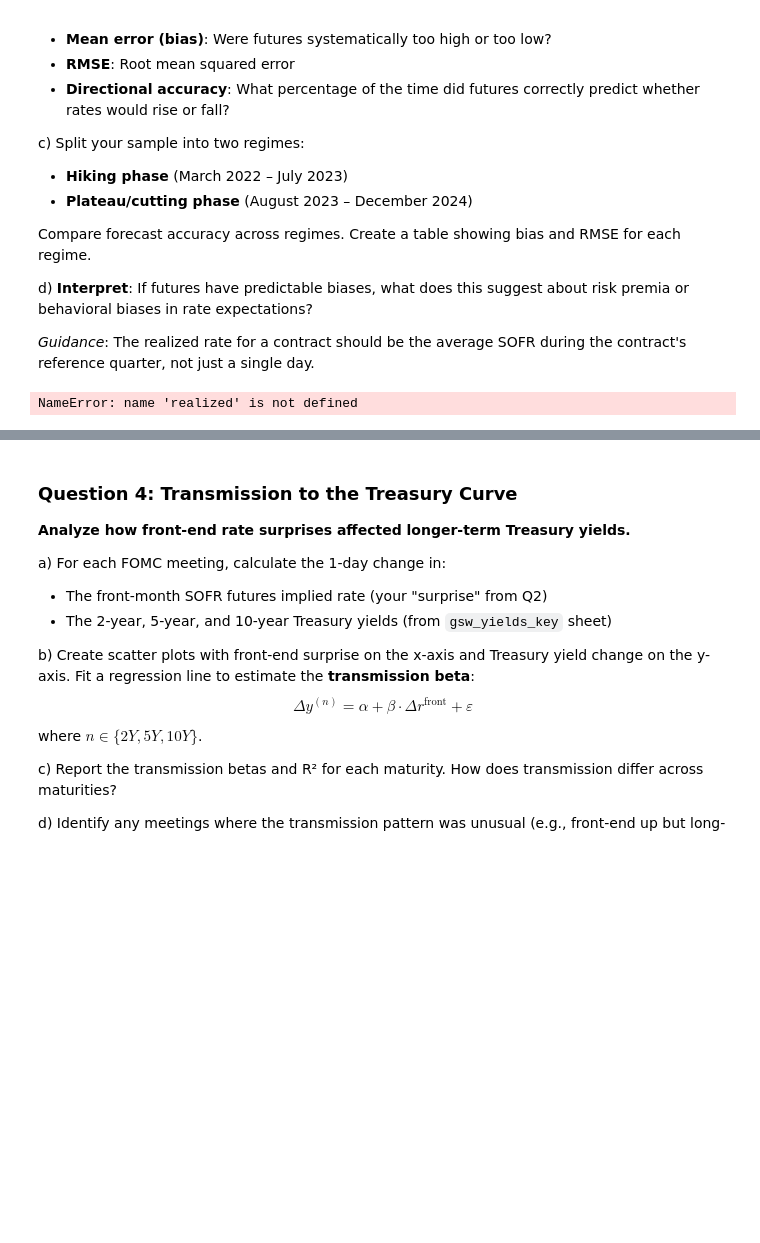
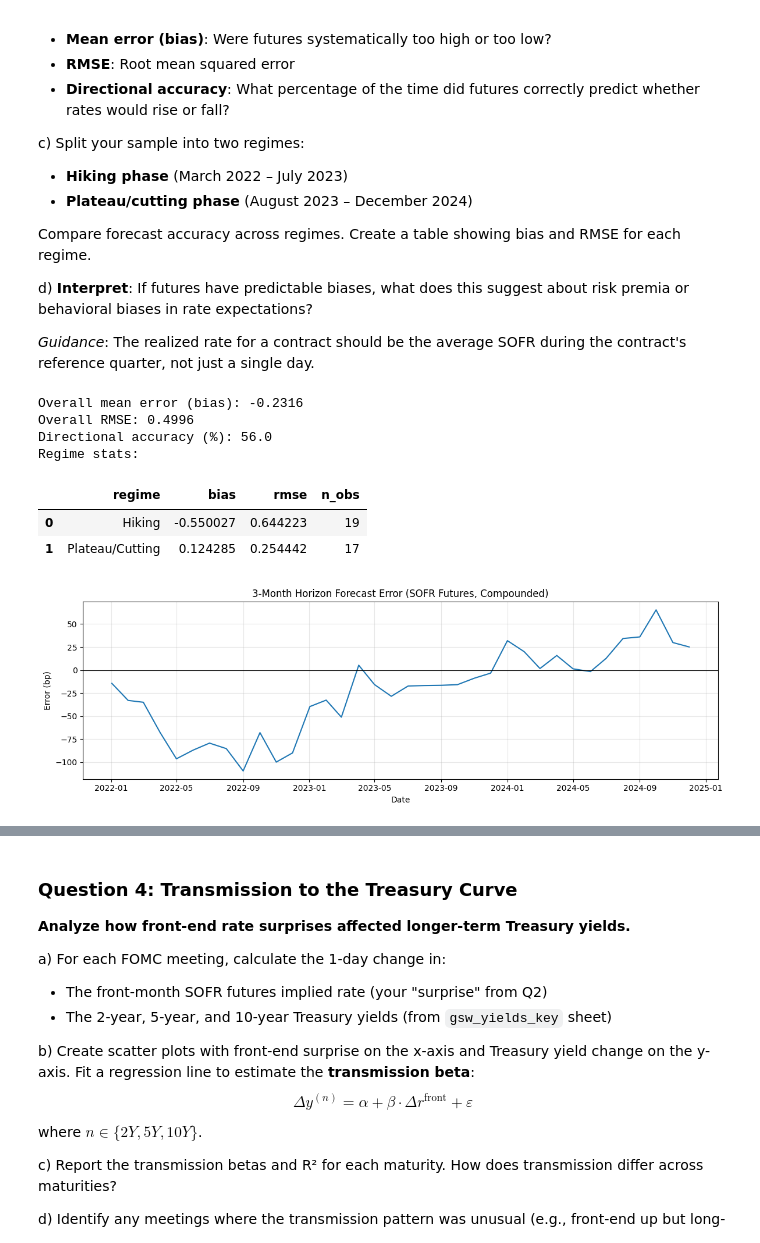
Before and after one commit to ayushbhupal/Fixed-Income-HW-Group-B, a Jupyter notebook: project/flavio_version.ipynb, the cells around one changed output, grey strips where cells are left out. Saved outputs shown, nothing was run; the diff lists cells and outputs as text; code cells hidden in the pictures; blank space fills up the shorter version.

```diff
--- a/project/flavio_version.ipynb
+++ b/project/flavio_version.ipynb
@@ -630,7 +633,6 @@ d) **Interpret**: If futures have predictable biases, what does this suggest abo
 *Guidance*: The realized rate for a contract should be the average SOFR during the contract's reference quarter, not just a single day.
 # %%
 # Q3: Forecast Accuracy
-# Uses objects created in the Data Preview section: sofr_rates, contract_info, ref_rates
 
 import pandas as pd
 import numpy as np
@@ -704,10 +706,10 @@ for d in monthly_dates:
 
     current_ref = ref_on_or_before(d)
 
-    error = realized_comp - implied
+    error = realized_simple - implied
     # Directional accuracy: compare implied change vs actual change from current ref
     implied_change = implied - current_ref if pd.notna(current_ref) else np.nan
-    actual_change = realized - current_ref if pd.notna(current_ref) else np.nan
+    actual_change = realized_comp - current_ref if pd.notna(current_ref) else np.nan
     direction_correct = np.sign(implied_change) == np.sign(actual_change) if pd.notna(implied_change) and pd.notna(actual_change) else np.nan
 
     rows.append({
@@ -730,31 +732,38 @@ rmse = np.sqrt((errors['error'] ** 2).mean())
 directional_accuracy = errors['direction_correct'].mean() * 100
 
 print('Overall mean error (bias):', round(mean_error, 4))
 print('Overall RMSE:', round(rmse, 4))
 print('Directional accuracy (%):', round(directional_accuracy, 2))
 
 # Regime comparison
 regime_stats = errors.groupby('regime').agg(
     bias=('error', 'mean'),
     rmse=('error', lambda x: np.sqrt((x**2).mean())),
     n_obs=('error', 'count')
 ).reset_index()
 
 print('Regime stats:')
 display(regime_stats)
 
 # Plot forecast errors over time
 fig, ax = plt.subplots(figsize=(12, 4))
 ax.plot(errors['date'], errors['error']*100, label='Forecast Error (bp)')
 ax.axhline(0, color='black', linewidth=0.8)
 ax.set_title('3-Month Horizon Forecast Error (SOFR Futures, Compounded)')
 ax.set_xlabel('Date')
 ax.set_ylabel('Error (bp)')
 ax.grid(True, alpha=0.3)
 plt.tight_layout()
 plt.show()
 
 # Show sample rows
 errors.head(10)
 # %% [output]
-NameError: name 'realized' is not defined
+Overall mean error (bias): -0.2316
+Overall RMSE: 0.4996
+Directional accuracy (%): 56.0
+Regime stats:
+|  | regime | bias | rmse | n_obs |
+| 0 | Hiking | -0.550027 | 0.644223 | 19 |
+| 1 | Plateau/Cutting | 0.124285 | 0.254442 | 17 |
+[figure, added]
```
Also changed, not shown: parts of 4 cells of this notebook.
